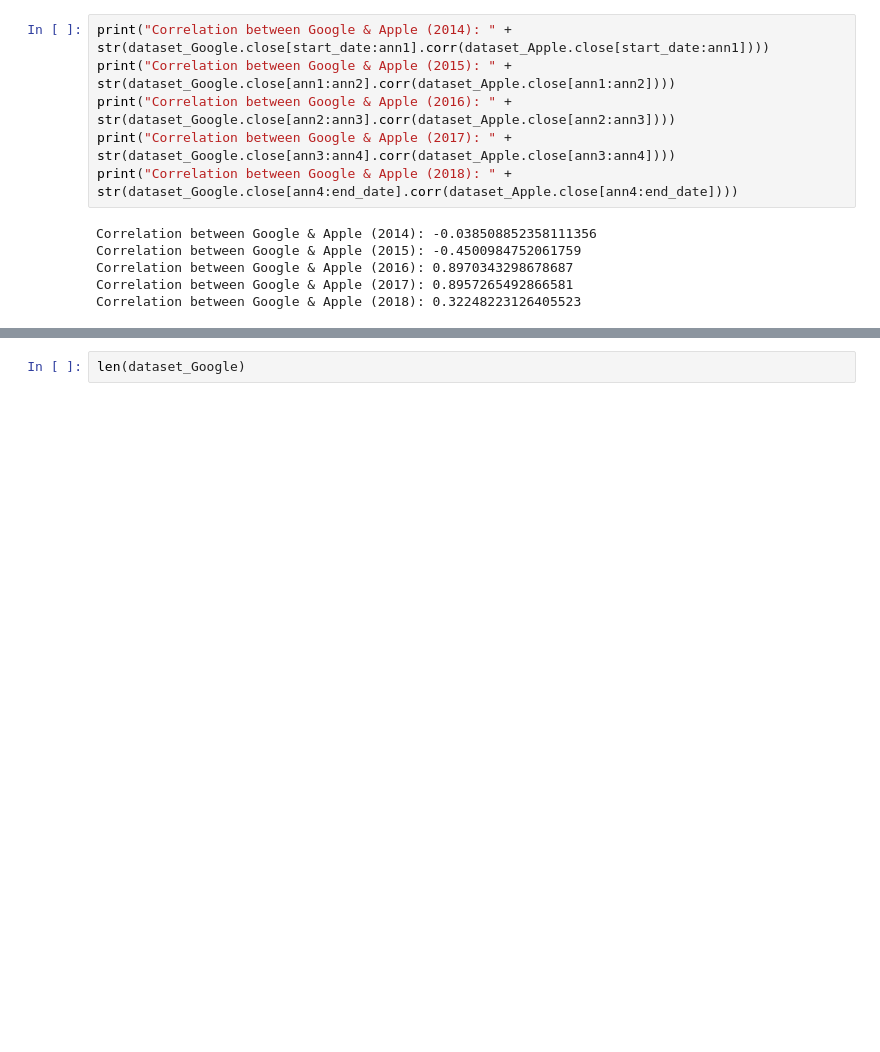
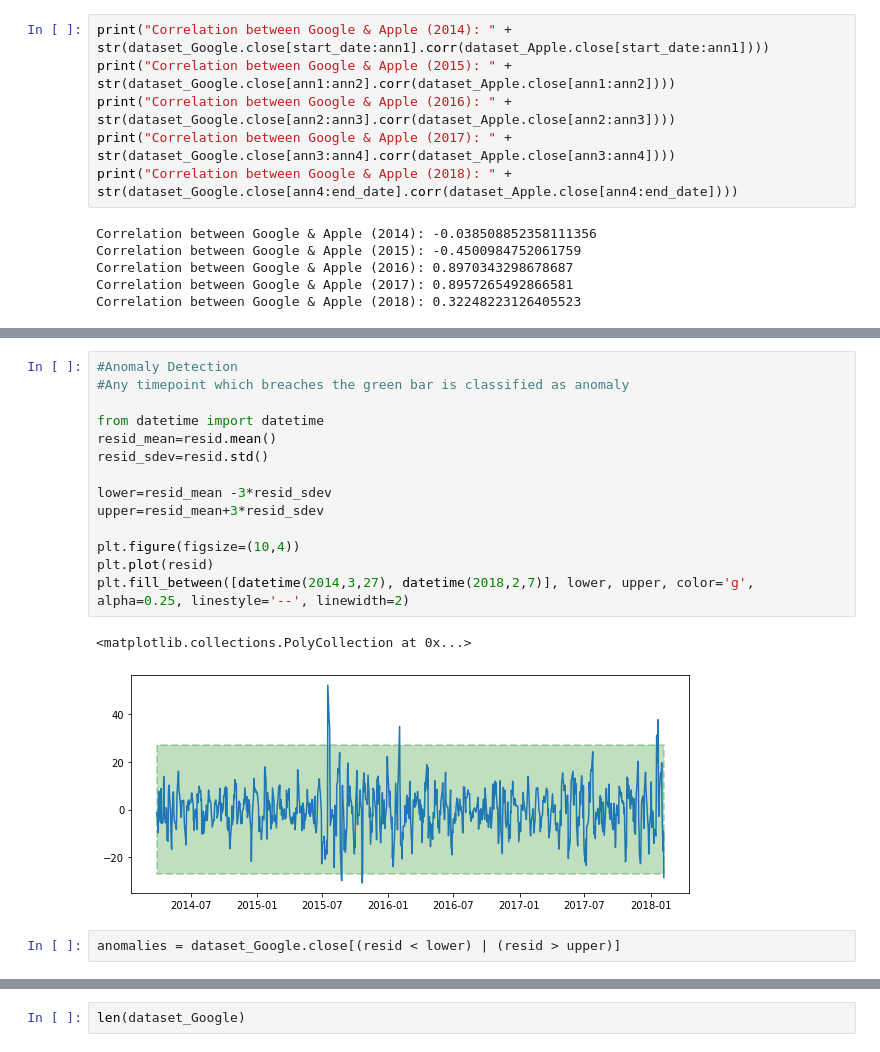
Before and after one commit to vbanai/Time-series-analysis, a Jupyter notebook: StockExchange.ipynb, the cells around one changed output, grey strips where cells are left out. Drawn from its saved outputs; the diff is of its cells as text; blank space fills up the shorter version.

```diff
--- a/StockExchange.ipynb
+++ b/StockExchange.ipynb
@@ -311,0 +359,19 @@ Correlation between Google & Apple (2018): 0.32248223126405523
+# %%
+#Anomaly Detection
+#Any timepoint which breaches the green bar is classified as anomaly
+
+from datetime import datetime
+resid_mean=resid.mean()
+resid_sdev=resid.std()
+
+lower=resid_mean -3*resid_sdev
+upper=resid_mean+3*resid_sdev
+
+plt.figure(figsize=(10,4))
+plt.plot(resid)
+plt.fill_between([datetime(2014,3,27), datetime(2018,2,7)], lower, upper, color='g', alpha=0.25, linestyle='--', linewidth=2)
+# %% [output]
+<matplotlib.collections.PolyCollection at 0x...>
+[figure, added]
+# %%
+anomalies = dataset_Google.close[(resid < lower) | (resid > upper)]
```
Also changed, not shown: parts of 14 cells of this notebook.
